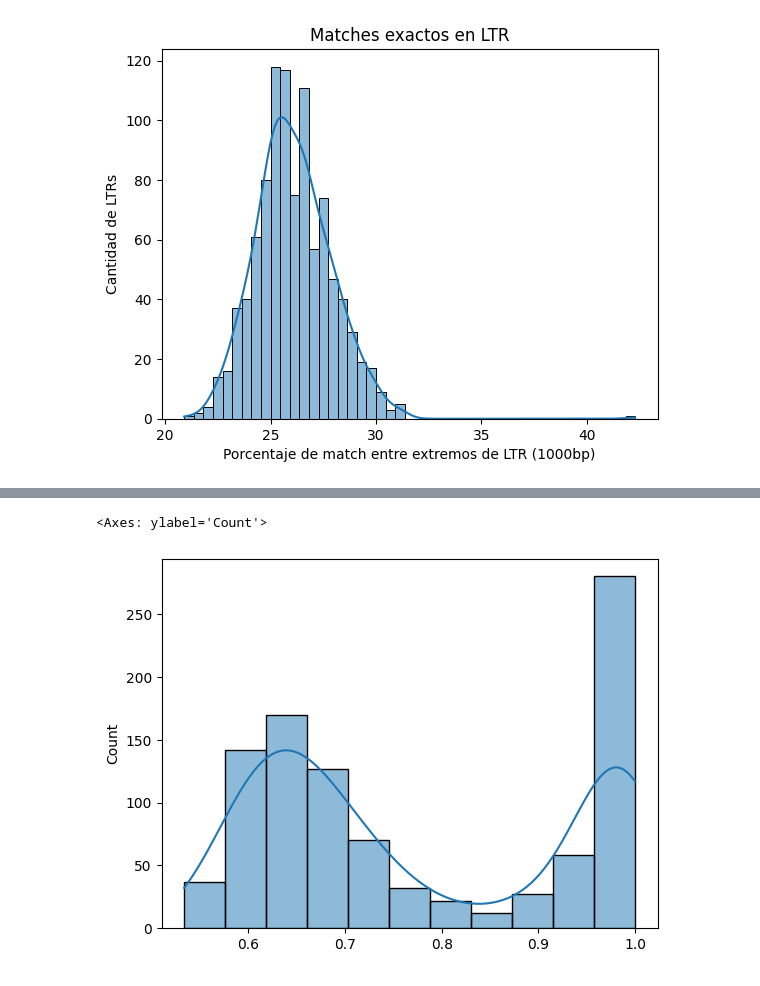
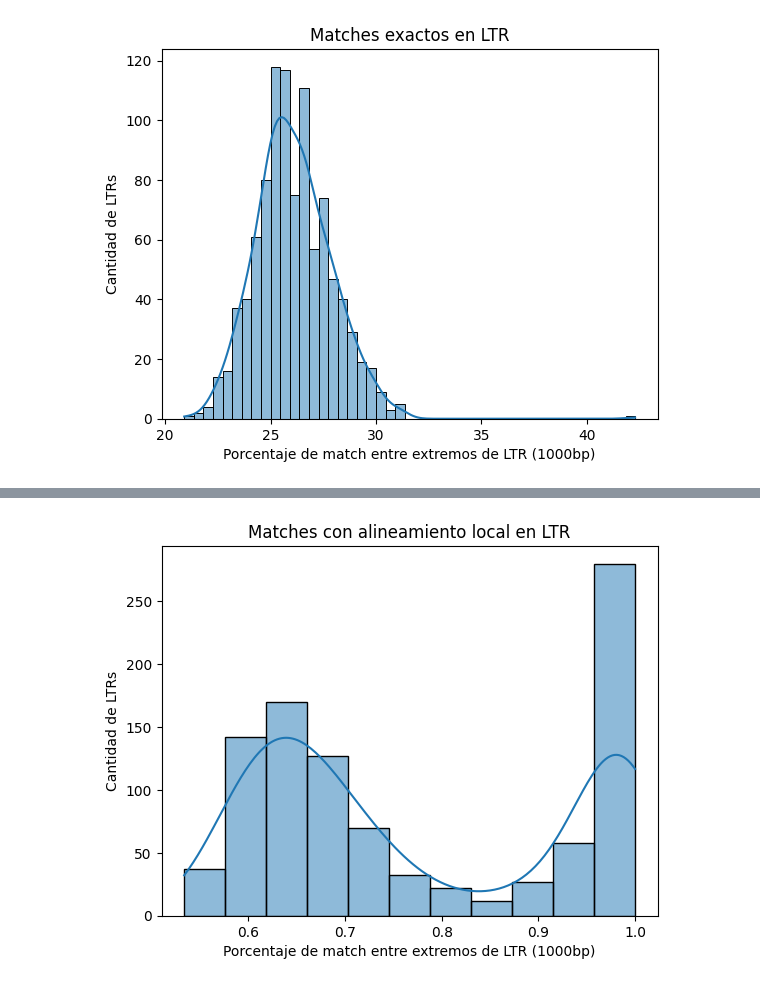
Before and after one commit to l-villamil/LTR-Analysis, a Jupyter notebook: AnalysisPlunatusDB.ipynb, the cells around one changed output, grey strips where cells are left out. Drawn from its saved outputs; the diff is of its cells as text; code cells hidden in the pictures.

```diff
--- a/AnalysisPlunatusDB.ipynb
+++ b/AnalysisPlunatusDB.ipynb
@@ -57,5 +94,5 @@ plt.show()
 # %%
 
 
-listSimilarity = fs.getAlignedLocal(LTRExtremes)
+listSimilarity,ltrSizeList,coords = fs.getAlignedLocal(LTRExtremes)
 # %% [output]
@@ -79,6 +116,12 @@ GATGGAAGAGGCCTAAGCTCAGGCCCAACAACTAGGTCCATGGCAAAGAGGATTCAAGAAGAGTGGGACTCTGCTACTGA
-# %%
-fig=  plt.figure()
-sns.histplot(listSimilarity, kde = True)
-# %% [output]
-<Axes: ylabel='Count'>
-[figure, removed]
+# %%
+fig=  plt.figure()
+
+sns.histplot(listSimilarity, kde = True)
+plt.xlabel('Porcentaje de match entre extremos de LTR (1000bp)')
+plt.ylabel('Cantidad de LTRs')
+plt.title('Matches con alineamiento local en LTR')
+
+# Mostrar el gráfico
+plt.show()
+# %% [output]
+[figure, added]
```
Also changed, not shown: parts of 6 cells of this notebook, 4 other files.
